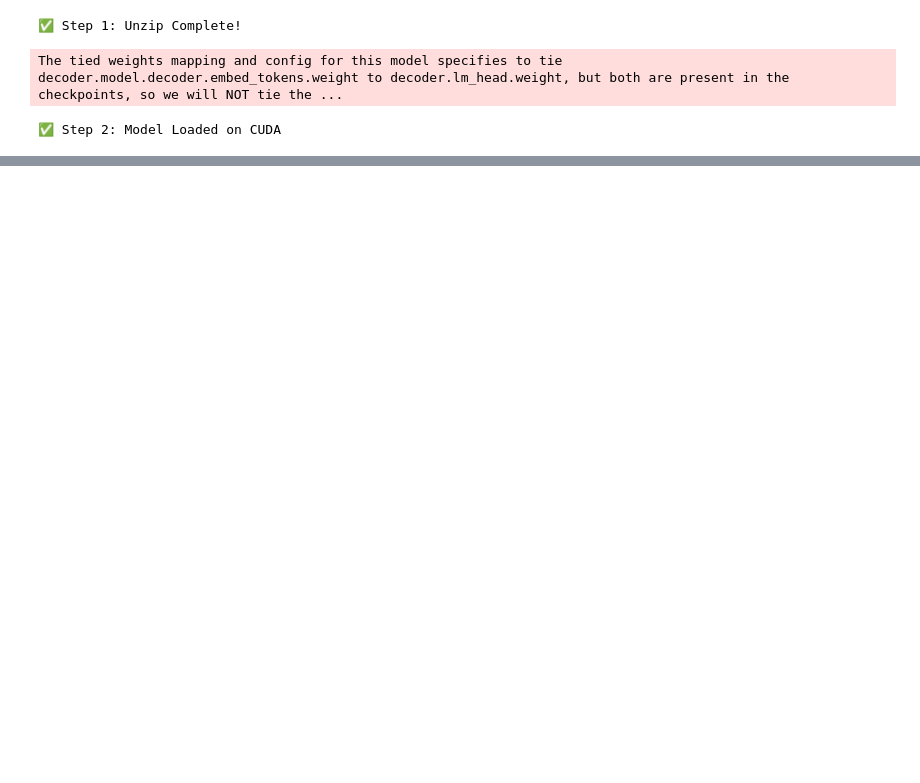
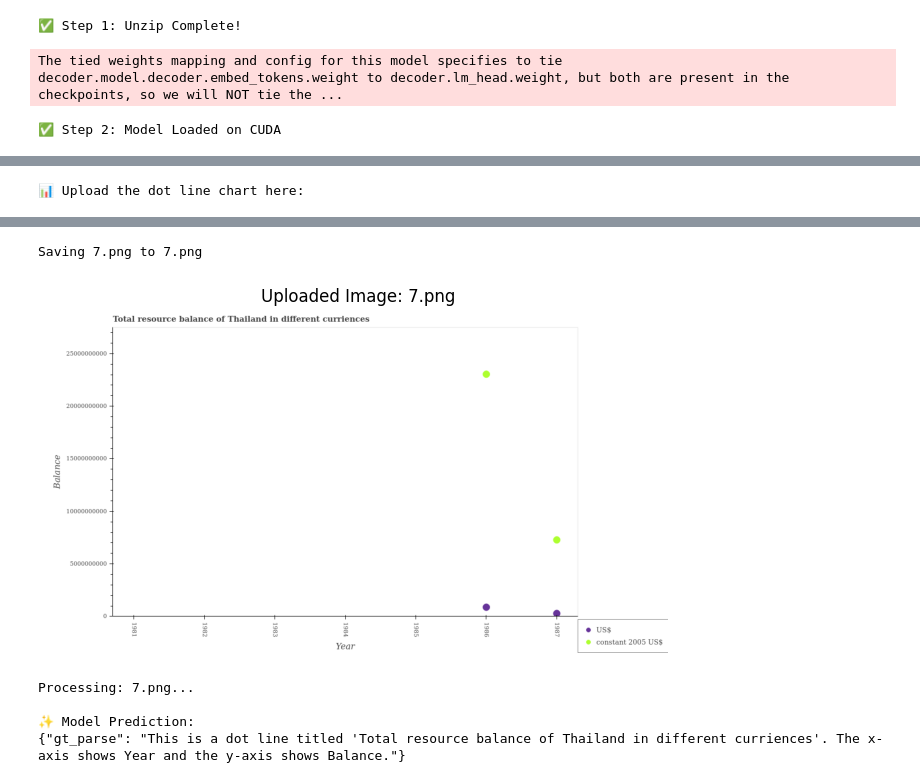
Before and after one commit to AkshatChauhan7/Spectra_1, a Jupyter notebook: notebooks/STEM_Sight_Dot_Line.ipynb, the cells around one changed output, grey strips where cells are left out. Saved outputs shown, nothing was run; the diff lists cells and outputs as text; code cells hidden in the pictures; blank space fills up the shorter version.

Commit message:
meow dotline pr 90% accuracy laya

```diff
--- a/notebooks/STEM_Sight_Dot_Line.ipynb
+++ b/notebooks/STEM_Sight_Dot_Line.ipynb
@@ -25,0 +42,18 @@ The tied weights mapping and config for this model specifies to tie decoder.mode
+# %%
+import multiprocessing
+
+def preprocess_fn(examples):
+    # Image processing
+    pixel_values = processor([img.convert("RGB") for img in examples["image"]], return_tensors="pt").pixel_values
+    # Text processing
+    labels = processor.tokenizer(examples[text_col], padding="max_length", max_length=512, truncation=True).input_ids
+    return {"pixel_values": pixel_values, "labels": labels}
+
+# Train/Test Split (9k training, 1k validation for accuracy)
+split_ds = dataset_10k.train_test_split(test_size=0.1)
+
+# FAST MAPPING using num_proc
+train_ds = split_ds["train"].map(preprocess_fn, batched=True, batch_size=8, num_proc=multiprocessing.cpu_count(), remove_columns=all_cols)
+eval_ds = split_ds["test"].map(preprocess_fn, batched=True, batch_size=8, num_proc=multiprocessing.cpu_count(), remove_columns=all_cols)
+
+print("✅ Step 4: Mapping Done in Record Time!")
@@ -25,0 +354,41 @@ The tied weights mapping and config for this model specifies to tie decoder.mode
+# %%
+from google.colab import files
+from PIL import Image
+import torch
+import io
+import matplotlib.pyplot as plt
+
+print("📊 Upload the dot line chart here:")
+uploaded = files.upload()
+
+for filename in uploaded.keys():
+    image_data = uploaded[filename]
+    image = Image.open(io.BytesIO(image_data)).convert("RGB")
+
+    plt.figure(figsize=(8, 5))
+    plt.imshow(image)
+    plt.axis('off')
+    plt.title(f"Uploaded Image: {filename}")
+    plt.show()
+
+    pixel_values = processor(image, return_tensors="pt").pixel_values
+    pixel_values = pixel_values.to(device)
+
+    print(f"Processing: {filename}...")
+
+    with torch.no_grad():
+        outputs = model.generate(
+            pixel_values,
+            max_length=768,
+            early_stopping=True,
+            pad_token_id=processor.tokenizer.pad_token_id,
+            eos_token_id=processor.tokenizer.eos_token_id,
+            use_cache=True,
+        )
+
+    prediction = processor.tokenizer.batch_decode(outputs, skip_special_tokens=True)[0]
+
+    print("\n✨ Model Prediction:")
+    print(prediction)
+# %% [output]
+📊 Upload the dot line chart here:
@@ -25,0 +396,6 @@ The tied weights mapping and config for this model specifies to tie decoder.mode
+Saving 7.png to 7.png
+[figure, added]
+Processing: 7.png...
+
+✨ Model Prediction:
+{"gt_parse": "This is a dot line titled 'Total resource balance of Thailand in different curriences'. The x-axis shows Year and the y-axis shows Balance."}
```
Also changed, not shown: parts of 16 cells of this notebook.
